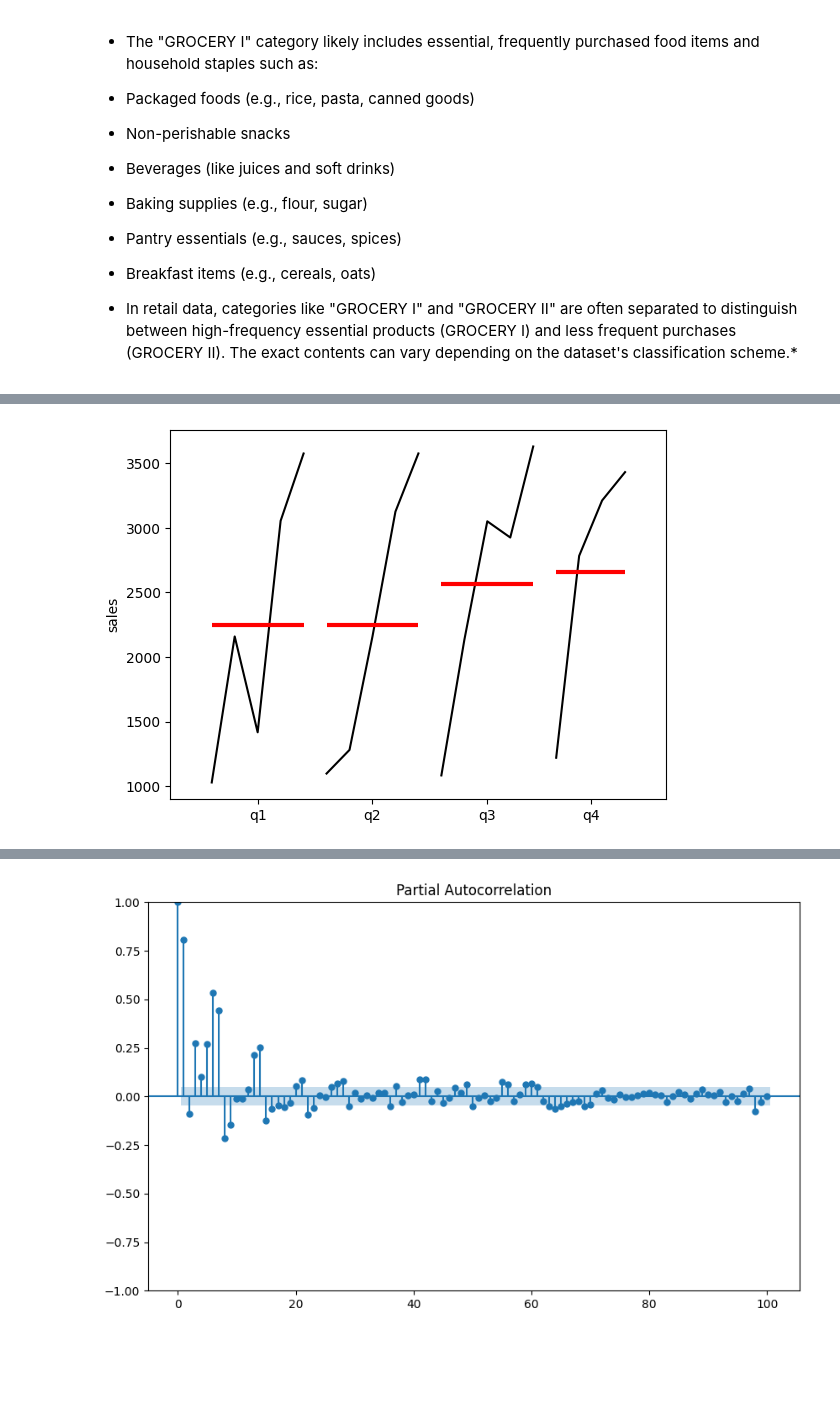
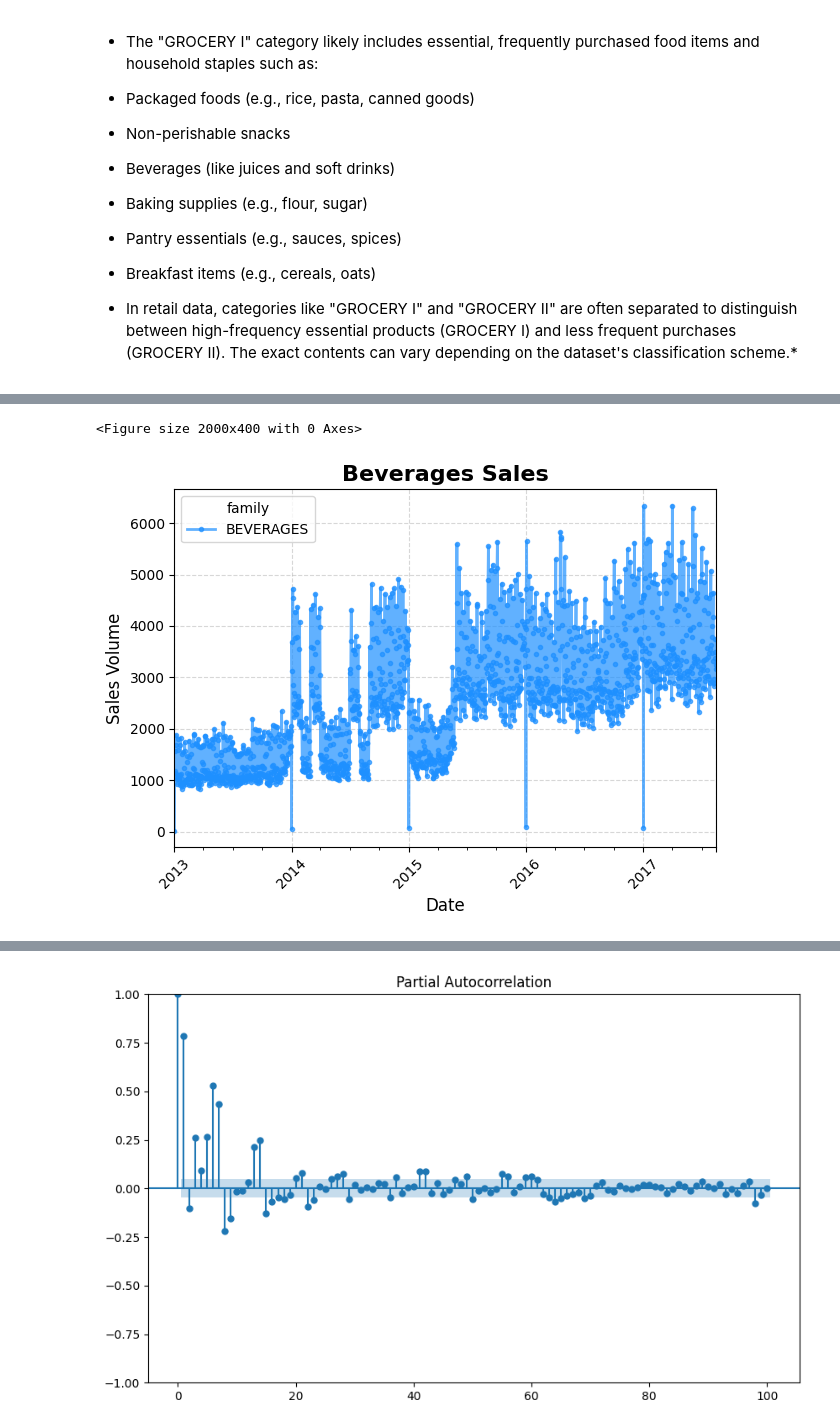
Before and after one commit to InspectorGoole/Sales-Demand-Forecast, a Jupyter notebook: sales_fore.ipynb, the cells around one changed output, grey strips where cells are left out. Cells and saved outputs as stored; diff of their text form; code cells hidden in the pictures; blank space fills up the shorter version.

```diff
--- a/sales_fore.ipynb
+++ b/sales_fore.ipynb
@@ -210,8 +199,36 @@ plt.show()
-# %%
-quarter_plot(beverages_sales['sales'].resample('Q').mean(), ylabel = 'sales')
-plt.show()
-# %% [output]
-[figure, removed]
+# %%
+import matplotlib.pyplot as plt
+
+# Set the figure size to be wider
+plt.figure(figsize=(20, 4))
+
+# Create the plot with improved styling
+beverages_sales['sales'].plot(
+    title='Beverages Sales Over Time',
+    color='#1E90FF',  # Dodger blue color
+    linewidth=2,
+    marker='o',  # Add markers
+    markersize=3,
+    alpha=0.7  # Slight transparency
+)
+
+# Customize the plot
+plt.xlabel('Date', fontsize=12)
+plt.ylabel('Sales Volume', fontsize=12)
+plt.title('Beverages Sales', fontsize=16, fontweight='bold')
+plt.grid(True, linestyle='--', alpha=0.5)
+
+# Rotate x-axis labels for better readability
+plt.xticks(rotation=45)
+
+# Tight layout to use space efficiently
+plt.tight_layout()
+
+# Show the plot
+plt.show()
+# %% [output]
+<Figure size 2000x400 with 0 Axes>
+[figure, added]
 # %%
 # plot auto-correlation (ACF)
 
```
Also changed, not shown: parts of 25 cells of this notebook.
